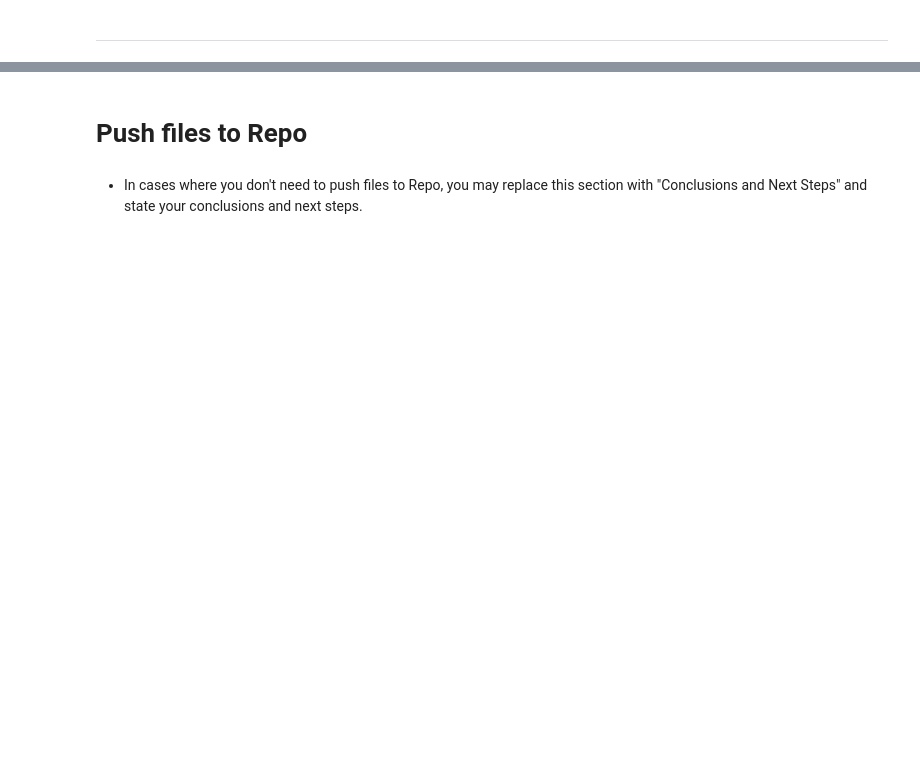
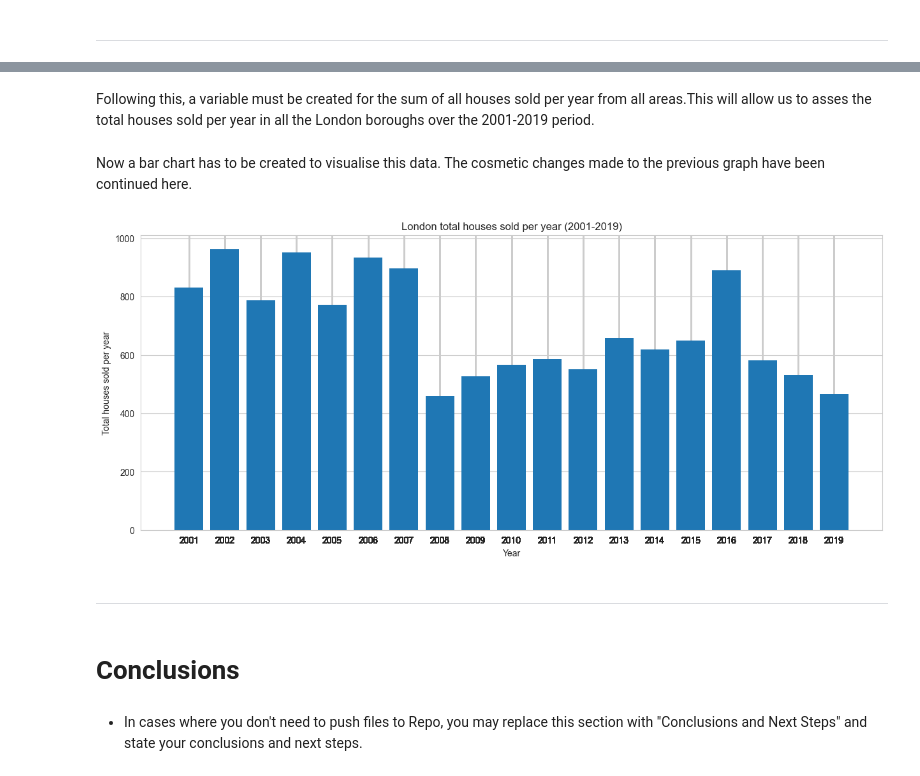
Before and after one commit to naqashb7/london_housing_analysis_project, a Jupyter notebook: jupyter_notebooks/Visualisations.ipynb, the cells around one changed output, grey strips where cells are left out. Cells and saved outputs as stored; diff of their text form; code cells hidden in the pictures; blank space fills up the shorter version.

```diff
--- a/jupyter_notebooks/Visualisations.ipynb
+++ b/jupyter_notebooks/Visualisations.ipynb
@@ -62,0 +103,2 @@ NOTE
+# %% [markdown]
+Following this, a variable must be created for the sum of all houses sold per year from all areas.This will allow us to asses the total houses sold per year in all the London boroughs over the 2001-2019 period.
@@ -63,4 +107,22 @@ NOTE
+# %% [markdown]
+Now a bar chart has to be created to visualise this data. The cosmetic changes made to the previous graph have been continued here.
+# %%
+plt.figure(figsize=(15,6))
+plt.bar(clean_london_housing_data_df["year"], clean_london_housing_data_df["houses_sold"], edgecolor = "none")
+plt.xticks(
+    clean_london_housing_data_df["year"],
+    clean_london_housing_data_df["year"].astype(str)
+)
+
+plt.xlabel("Year")
+plt.ylabel("Total houses sold per year")
+plt.title("London total houses sold per year (2001-2019)")
+plt.show()
+# %% [output]
+[figure, added]
+# %% [markdown]
+---
 # %% [markdown]
-# Push files to Repo
+# Conclusions
 # %% [markdown]
 * In cases where you don't need to push files to Repo, you may replace this section with "Conclusions and Next Steps" and state your conclusions and next steps.
```
Also changed, not shown: parts of 21 cells of this notebook, 1 other file.
